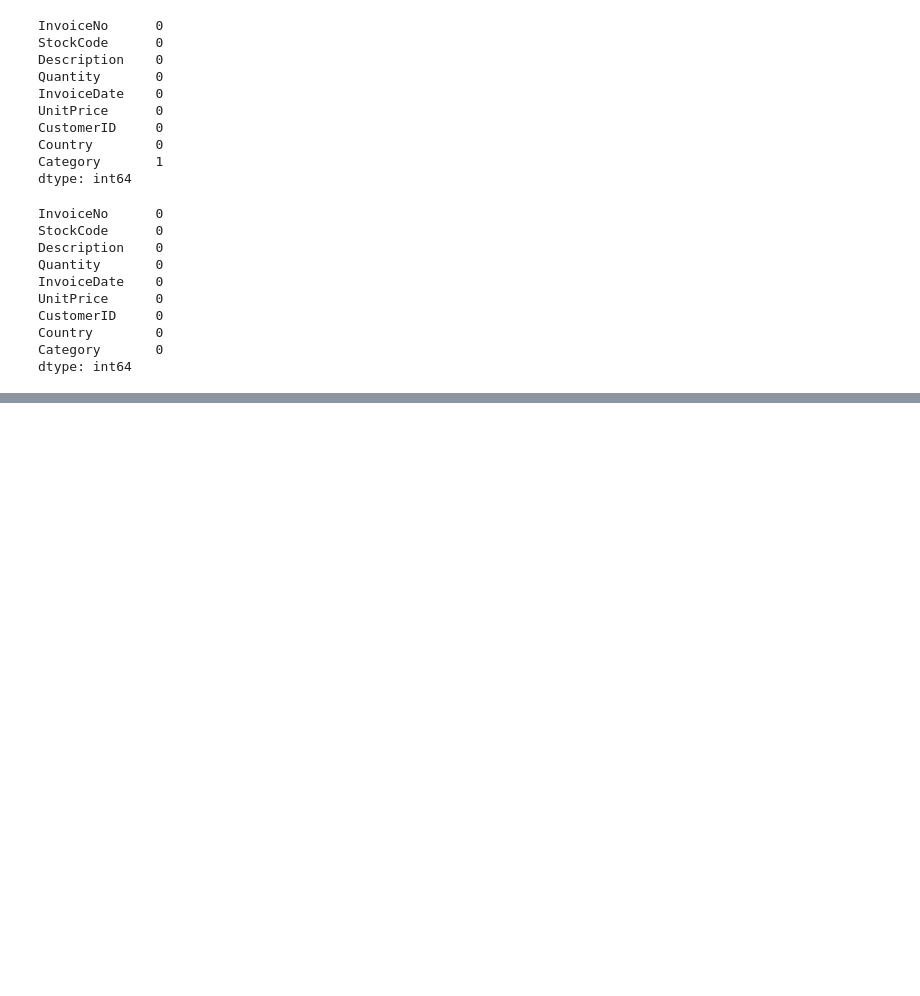
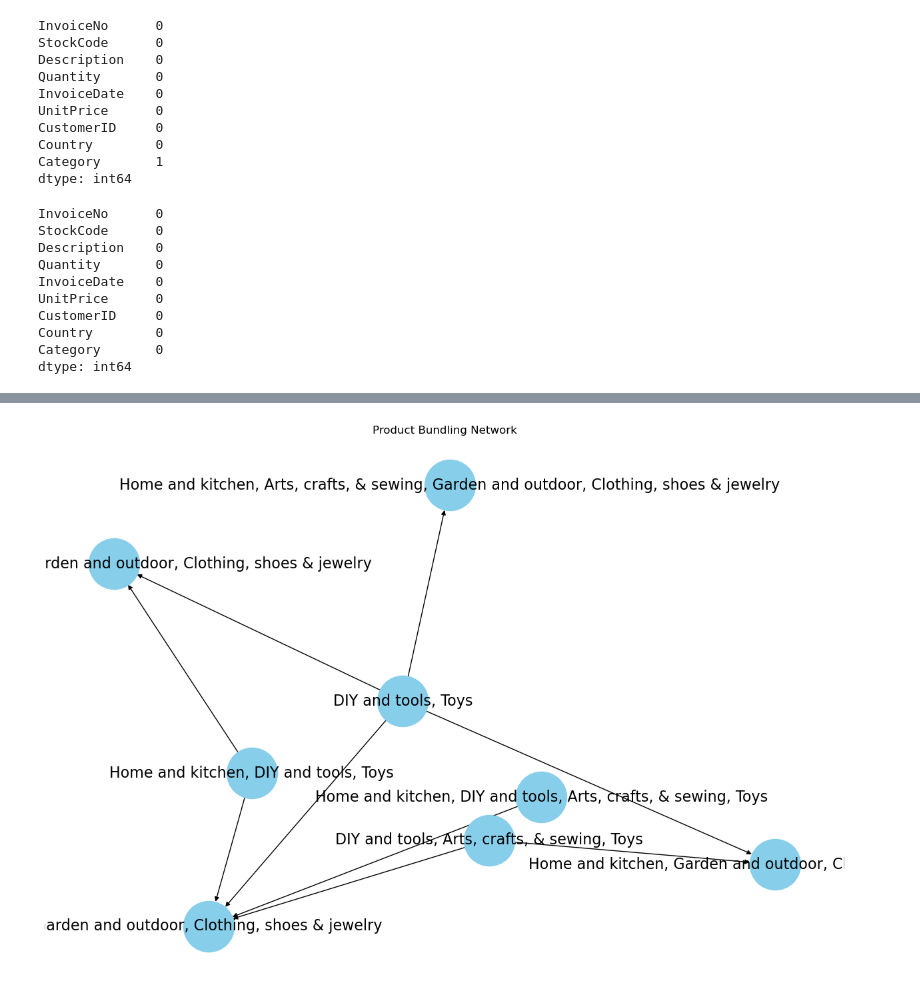
Before and after one commit to Manas121/Data-Mining-Group-Project-Fall-2024, a Jupyter notebook: main.ipynb, the cells around one changed output, grey strips where cells are left out. Cells and saved outputs as stored; diff of their text form; code cells hidden in the pictures; blank space fills up the shorter version.

```diff
--- a/main.ipynb
+++ b/main.ipynb
@@ -105,0 +128,3 @@ rules
+# %%
+product_bundles = rules[(rules['confidence'] > 0.8) & (rules['lift'] > 1.5)]
+print(product_bundles[['antecedents', 'consequents', 'lift', 'confidence']])
@@ -105,0 +149,3 @@ rules
+# %%
+for idx, row in product_bundles.iterrows():
+    print(f"Bundle Recommendation: Buy {list(row['antecedents'])} with {list(row['consequents'])}")
@@ -105,0 +162,19 @@ rules
+# %%
+import networkx as nx
+import matplotlib.pyplot as plt
+
+# Create graph
+G = nx.DiGraph()
+
+# Add edges based on association rules
+for idx, row in product_bundles.iterrows():
+    G.add_edge(', '.join(row['antecedents']), ', '.join(row['consequents']), weight=row['lift'])
+
+# Draw the graph
+plt.figure(figsize=(12, 8))
+pos = nx.spring_layout(G, k=2)
+nx.draw(G, pos, with_labels=True, node_size=3000, node_color="skyblue", font_size=16)
+plt.title("Product Bundling Network")
+plt.show()
+# %% [output]
+[figure, added]
```
Also changed, not shown: parts of 4 cells of this notebook, 1 other file.
